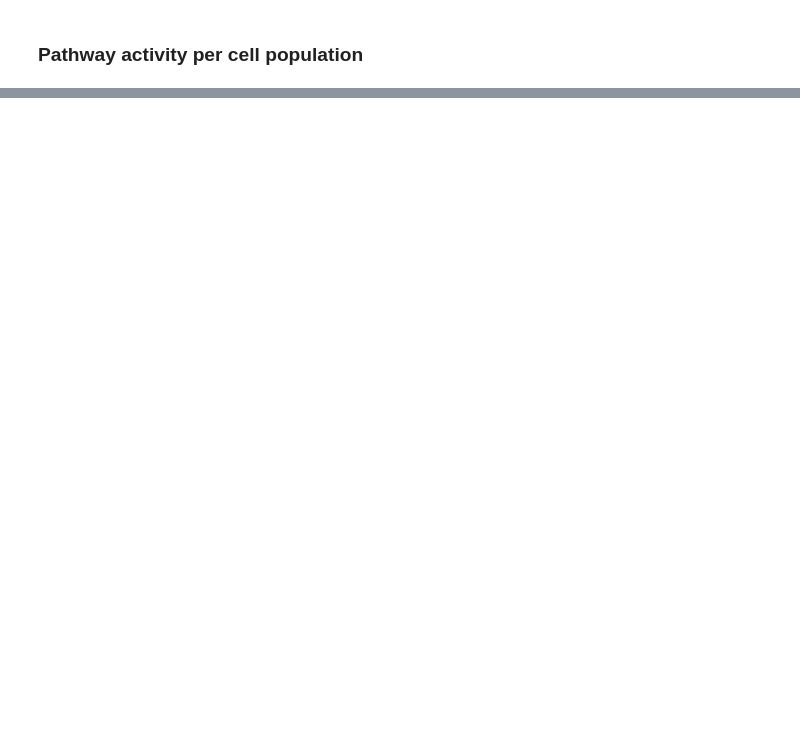
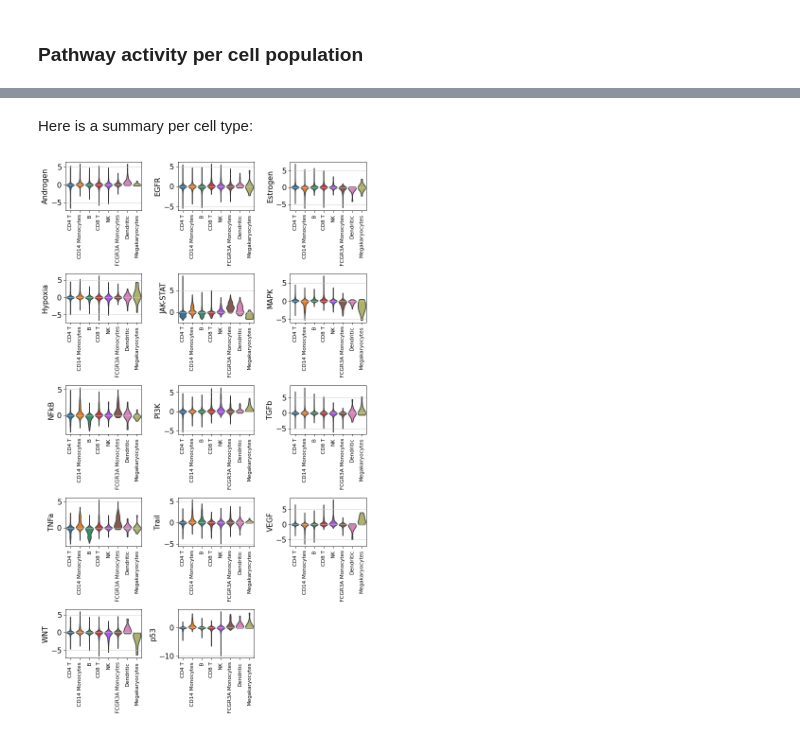
Before and after one commit to saezlab/progeny-py, a Jupyter notebook: example/single_cell_vignette.ipynb, the cells around one changed output, grey strips where cells are left out. Cells and saved outputs as stored; diff of their text form; code cells hidden in the pictures; blank space fills up the shorter version.

```diff
--- a/example/single_cell_vignette.ipynb
+++ b/example/single_cell_vignette.ipynb
@@ -113,9 +177,14 @@ sc.pl.umap(pw_adata, color=pw_adata.var.index, vmin=-4, vmax=4, cmap='coolwarm')
+# %% [markdown]
+Here is a summary per cell type:
 # %%
-fig, axes = plt.subplots(2,4, figsize=(12,8))
+fig, axes = plt.subplots(5,3, figsize=(3*3,5*3), tight_layout=True)
 axes = axes.flatten()
 for pw,ax in zip(pw_adata.var.index, axes):
     sc.pl.violin(pw_adata, keys=pw, groupby='cell_type', stripplot=False, ax=ax, show=False)
     ax.set_xlabel('')
     ax.tick_params(axis='x', rotation=90, labelsize=10)
+axes[-1].set_visible(False)
 fig.tight_layout()
 plt.show()
+# %% [output]
+[figure, added]
```
Also changed, not shown: parts of 36 cells of this notebook.
